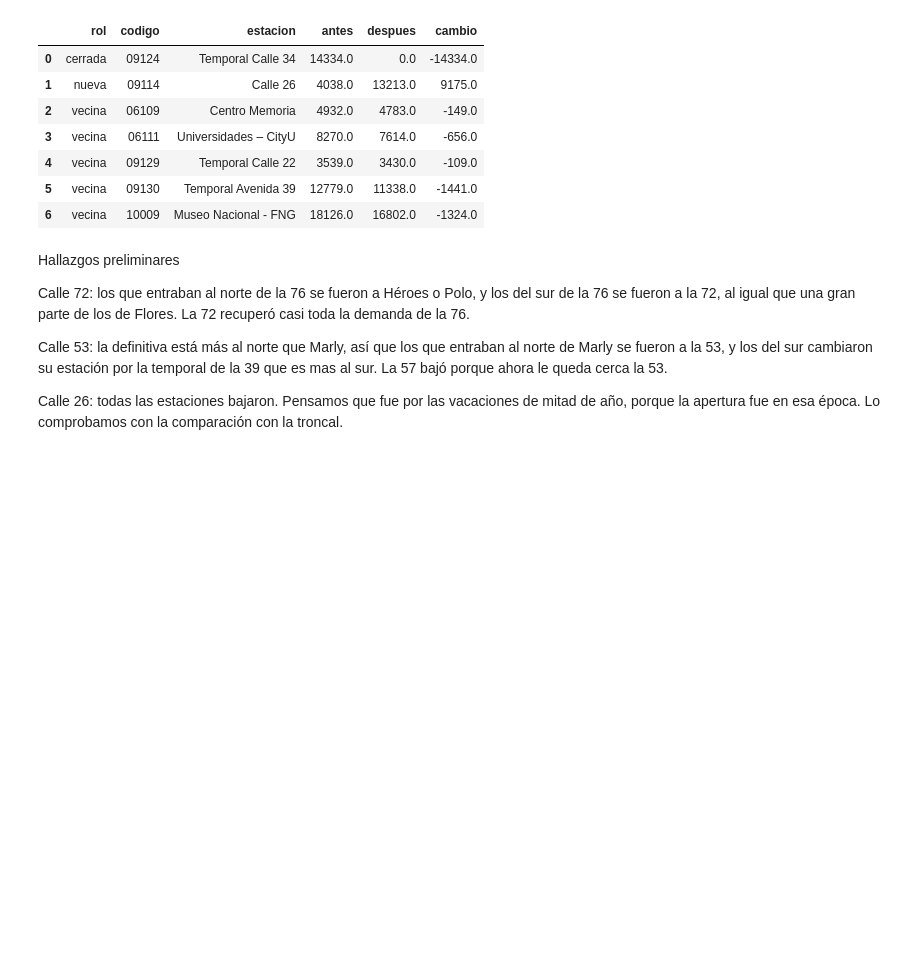
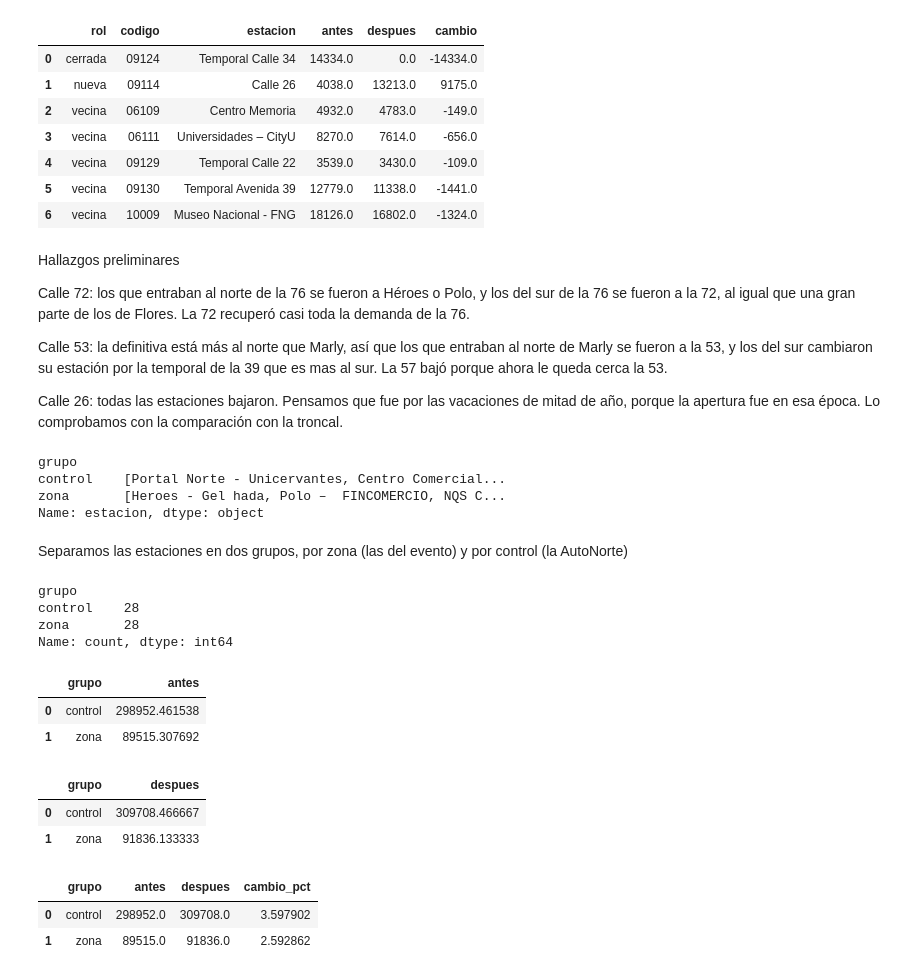
Before and after one commit to Sebast68h/Proyecto2-Transmilenio, a Jupyter notebook: NOOTEBOOKS/03_analisis.ipynb, the cells around one changed output. Saved outputs shown, nothing was run; the diff lists cells and outputs as text; code cells hidden in the pictures; blank space fills up the shorter version.

```diff
--- a/NOOTEBOOKS/03_analisis.ipynb
+++ b/NOOTEBOOKS/03_analisis.ipynb
@@ -281,3 +277,44 @@ Calle 72: los que entraban al norte de la 76 se fueron a Héroes o Polo, y los d
 Calle 53: la definitiva está más al norte que Marly, así que los que entraban al norte de Marly se fueron a la 53, y los del sur cambiaron su estación por la temporal de la 39 que es mas al sur. La 57 bajó porque ahora le queda cerca la 53.
 
 Calle 26: todas las estaciones bajaron. Pensamos que fue por las vacaciones de mitad de año, porque la apertura fue en esa época. Lo comprobamos con la comparación con la troncal.
+# %%
+diario72["grupo"]="zona"
+diario72.loc[diario72["rol"]=="control","grupo"]="control"
+diario72.groupby("grupo")["estacion"].unique()
+# %% [output]
+grupo
+control    [Portal Norte - Unicervantes, Centro Comercial...
+zona       [Heroes - Gel hada, Polo –  FINCOMERCIO, NQS C...
+Name: estacion, dtype: object
+# %% [markdown]
+Separamos las estaciones en dos grupos, por zona (las del evento) y por control (la AutoNorte)
+# %%
+total72=diario72.groupby(["grupo","periodo","fecha"])["validaciones"].sum().reset_index()
+total72["grupo"].value_counts()
+# %% [output]
+grupo
+control    28
+zona       28
+Name: count, dtype: int64
+# %%
+antestotal72=total72[total72["periodo"]=="antes"].groupby("grupo")["validaciones"].mean().reset_index(name="antes")
+antestotal72
+# %% [output]
+|  | grupo | antes |
+| 0 | control | 298952.461538 |
+| 1 | zona | 89515.307692 |
+# %%
+despuestotal72=total72[total72["periodo"]=="después"].groupby("grupo")["validaciones"].mean().reset_index(name="despues")
+despuestotal72
+# %% [output]
+|  | grupo | despues |
+| 0 | control | 309708.466667 |
+| 1 | zona | 91836.133333 |
+# %%
+comp72=antestotal72.merge(despuestotal72,on="grupo").round()
+comp72["cambio_pct"]=((comp72["despues"]/comp72["antes"]-1)*100)
+comp72
+# %% [output]
+|  | grupo | antes | despues | cambio_pct |
+| 0 | control | 298952.0 | 309708.0 | 3.597902 |
+| 1 | zona | 89515.0 | 91836.0 | 2.592862 |
```
Also changed, not shown: parts of 7 cells of this notebook, 1 other file.
